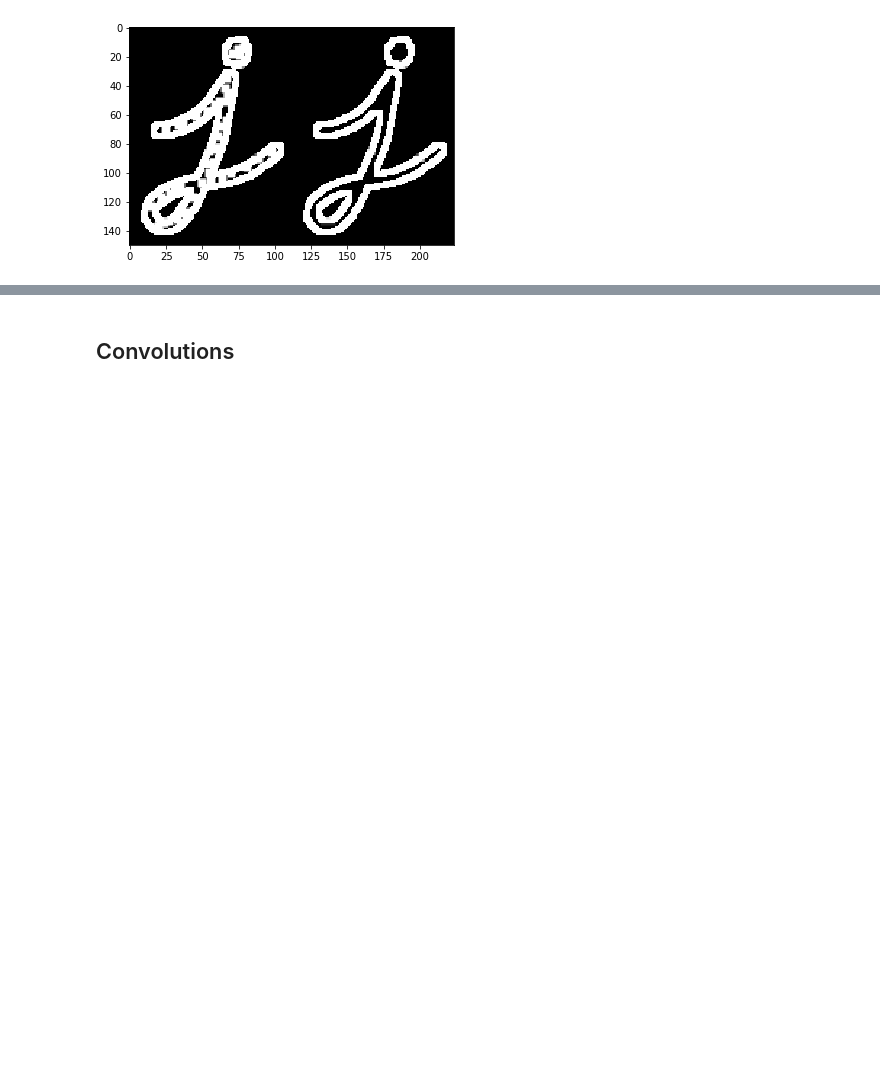
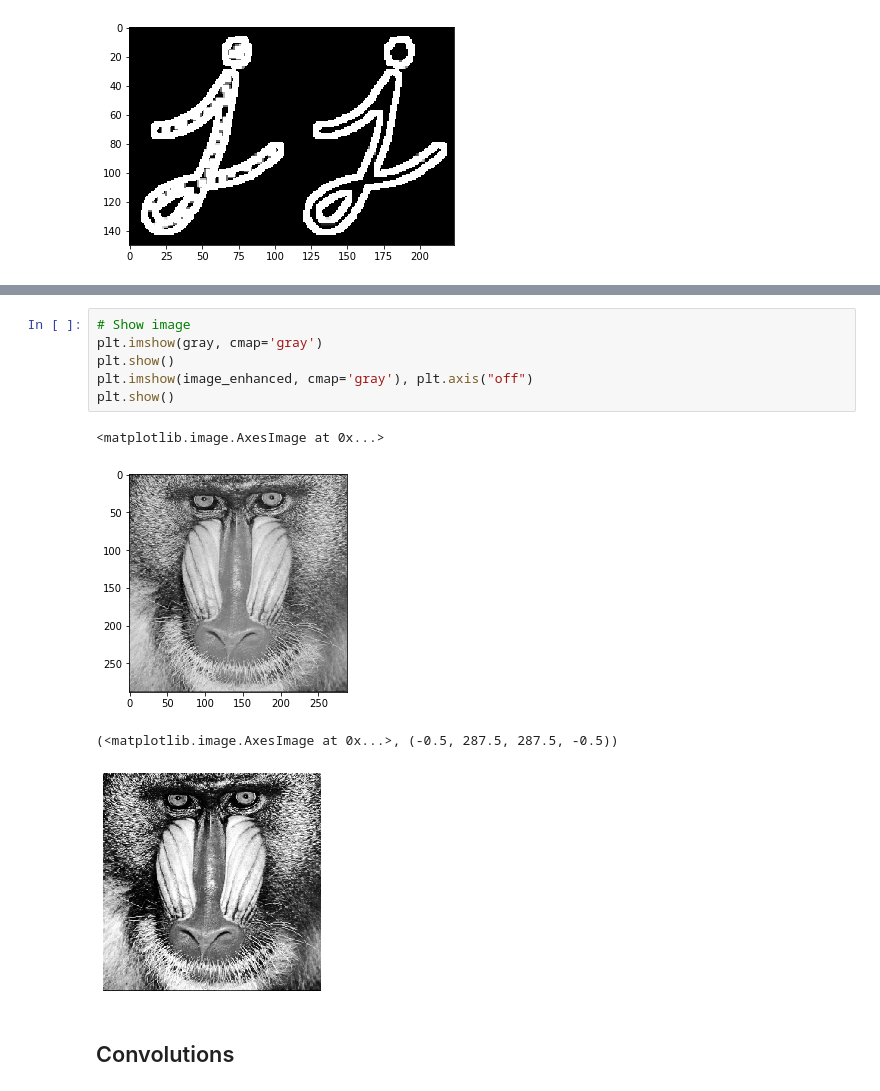
Before and after one commit to leandroohf/ds_pragmatic_programming, a Jupyter notebook: ds_pragmatic_computer_vision.ipynb, the cells around one changed output, grey strips where cells are left out. Cells and saved outputs as stored; diff of their text form; blank space fills up the shorter version.

```diff
--- a/ds_pragmatic_computer_vision.ipynb
+++ b/ds_pragmatic_computer_vision.ipynb
@@ -335,3 +487,14 @@ plt.show()
+# %%
+# Show image
+plt.imshow(gray, cmap='gray')
+plt.show()
+plt.imshow(image_enhanced, cmap='gray'), plt.axis("off")
+plt.show()
+# %% [output]
+<matplotlib.image.AxesImage at 0x...>
+[figure, added]
+(<matplotlib.image.AxesImage at 0x...>, (-0.5, 287.5, 287.5, -0.5))
+[figure, added]
 # %% [markdown]
 ## Convolutions
 # %% [markdown]
```
Also changed, not shown: parts of 15 cells of this notebook.
